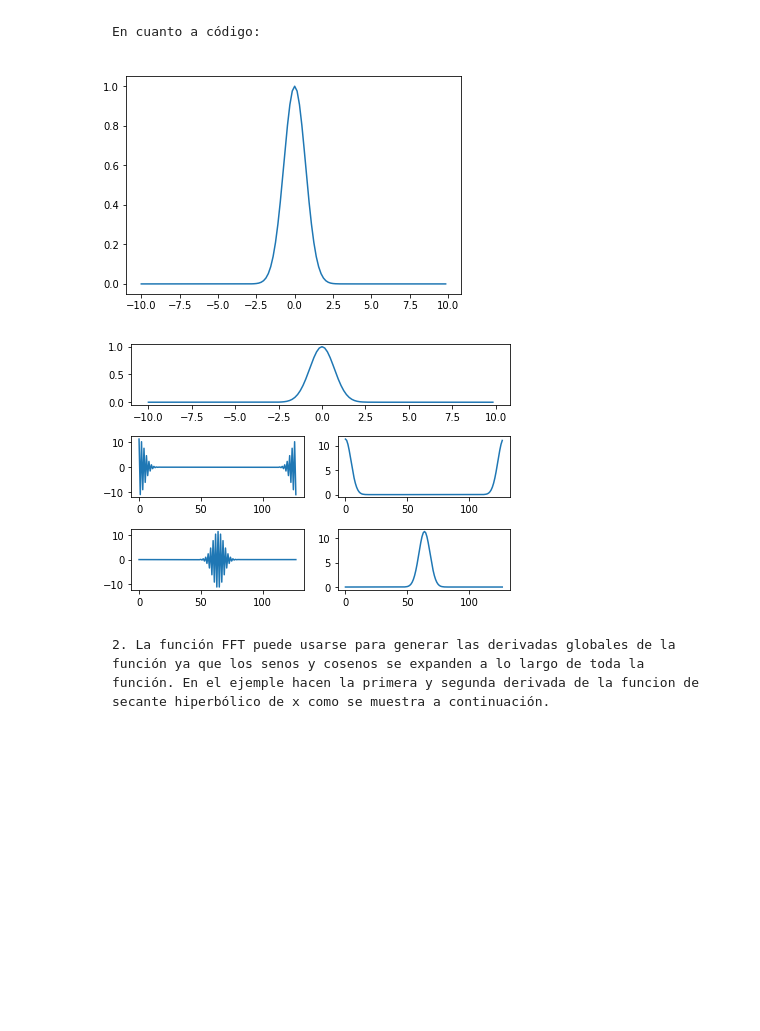
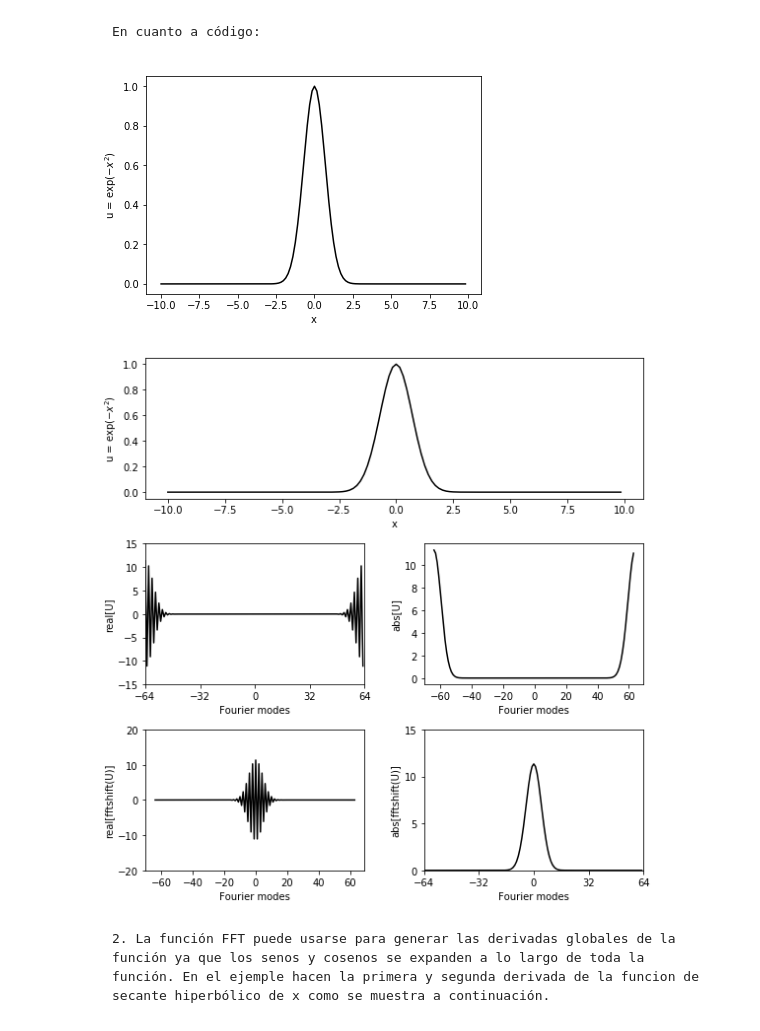
Before and after one commit to nvalencia/-Herramientas-Computacionales-IMEC3602, a Jupyter notebook: Taller_4/201425625_Taller4.ipynb, the cells around one changed output. Drawn from its saved outputs; the diff is of its cells as text; code cells hidden in the pictures; blank space fills up the shorter version.

```diff
--- a/Taller_4/201425625_Taller4.ipynb
+++ b/Taller_4/201425625_Taller4.ipynb
@@ -59,34 +59,59 @@ x2 = linspace(-L/2,L/2,n+1)
 x = x2[0:n]
 dx = x[1]-x[0]
 u = exp(-x*x)
-plt.plot(x,u)
+vecto = concatenate((arange(0,n/2),arange(-n/2,0)))
+fou= (2*pi/(2*L))*(vecto)
+fm = fft.fftshift(vecto)
+plt.plot(x,u,'k')
+plt.xlabel('x')
+plt.ylabel('u = exp($-x^2$)')
 plt.show()
 # %% [output]
-[figure, old version]
+[figure, new version]
 # %%
 ut = fft.fft(u)
 utshift = fft.fftshift(ut)
-plt.figure(1)
+plt.figure(1,figsize=(8,8))
 plt.subplot(311)
-plt.plot(x,u)
+plt.plot(x,u,'k')
+plt.xlabel('x')
+plt.ylabel('u = exp($-x^2$)')
 
 plt.subplot(323)
-plt.plot(real(ut))
+plt.plot(fm,real(ut),'k')
+plt.xlabel('Fourier modes')
+plt.ylabel('real[U]')
+plt.xlim(-64,64)
+plt.xticks(arange(-64,96,32))
+plt.ylim(-15,15)
+plt.yticks(arange(-15,20,5))
 
 plt.subplot(324)
-plt.plot(abs(ut))
+plt.plot(fm,abs(ut),'k')
+plt.xlabel('Fourier modes')
+plt.ylabel('abs[U]')
 
 plt.subplot(325)
-plt.plot(real(utshift))
+plt.plot(fm,real(utshift),'k')
+plt.xlabel('Fourier modes')
+plt.ylabel('real[fftshift(U)]')
+plt.ylim(-20,20)
+plt.yticks(arange(-20,30,10))
 
 plt.subplot(326)
-plt.plot(abs(utshift))
+plt.plot(fm,abs(utshift),'k')
+plt.xlabel('Fourier modes')
+plt.ylabel('abs[fftshift(U)]')
+plt.xlim(-64,64)
+plt.xticks(arange(-64,96,32))
+plt.ylim(0,15)
+plt.yticks(arange(0,20,5))
 
 plt.tight_layout()
 pylab.savefig(os.path.join(output_dir,'12.1.png'), dpi=180)
 plt.show()
 # %% [output]
-[figure, old version]
+[figure, new version]
 # %% [markdown]
     2. La función FFT puede usarse para generar las derivadas globales de la función ya que los senos y cosenos se expanden a lo largo de toda la función. En el ejemple hacen la primera y segunda derivada de la funcion de secante hiperbólico de x como se muestra a continuación.
 # %%
```
Also changed, not shown: parts of 13 cells of this notebook, 1 other file.
